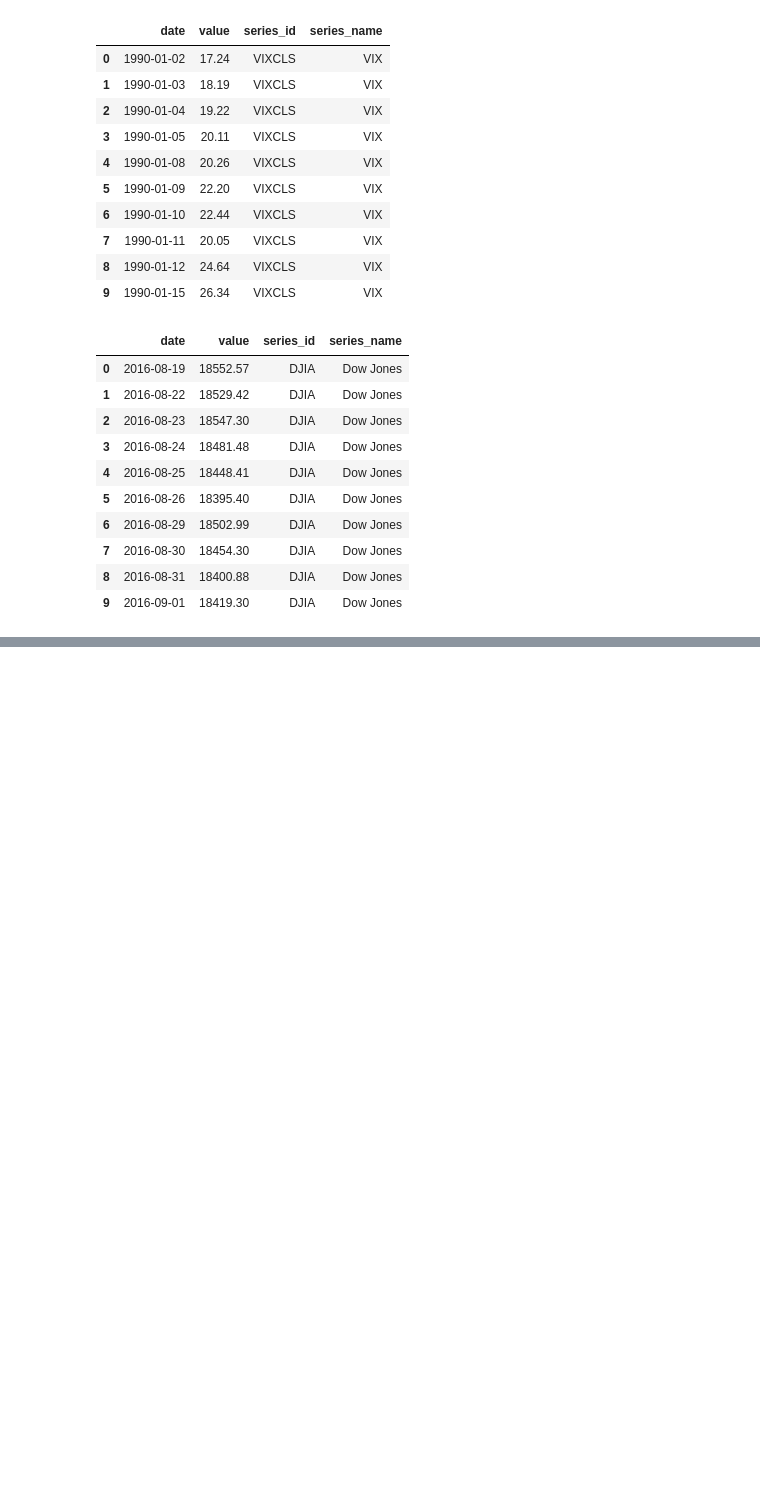
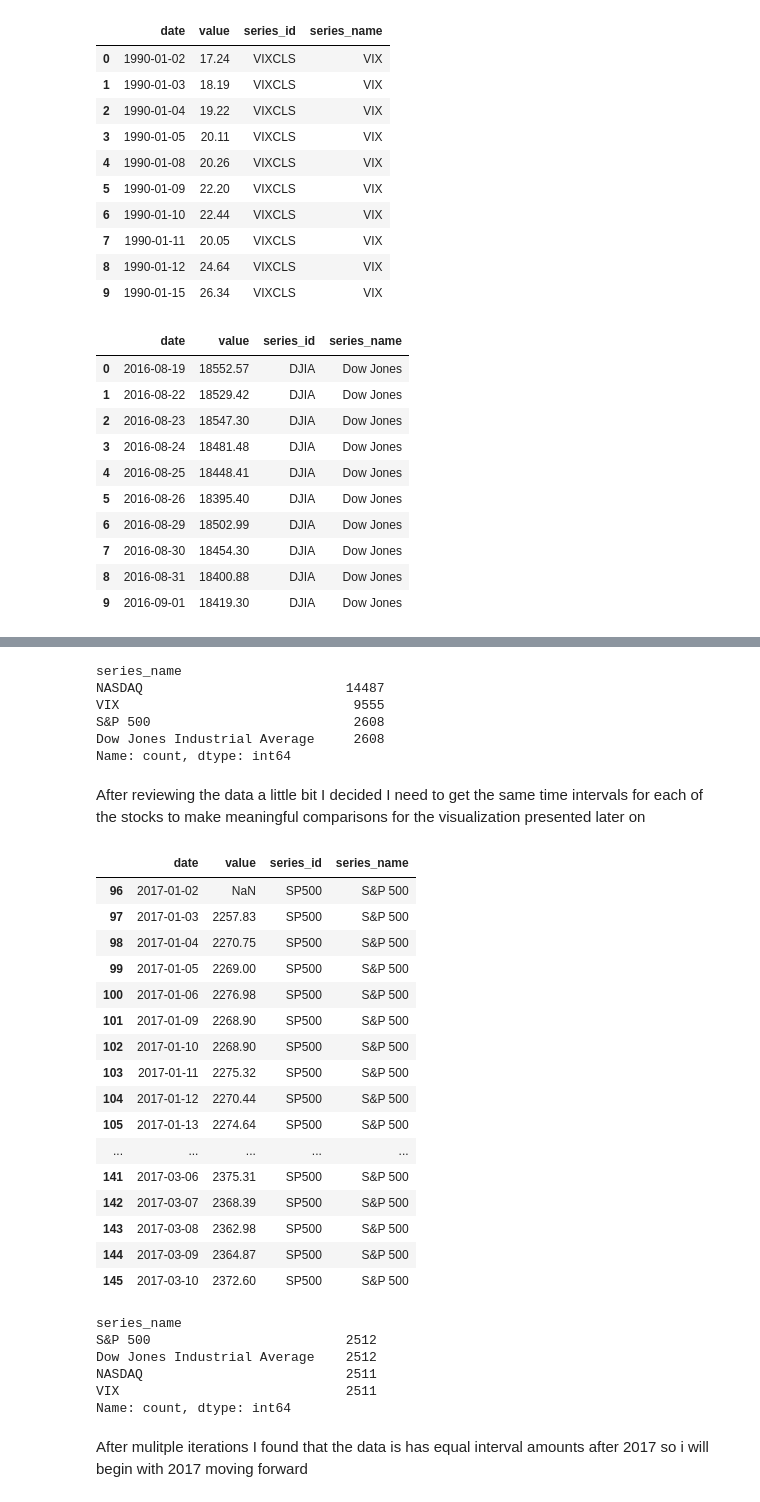
Before and after one commit to devlinmacaulay-debug/Hw3_webdata_analysis, a Jupyter notebook: Hw3_webdata_analysis.ipynb, the cells around one changed output, grey strips where cells are left out. Cells and saved outputs as stored; diff of their text form; code cells hidden in the pictures; blank space fills up the shorter version.

Commit message:
completed a combined data frame to support visuals

```diff
--- a/Hw3_webdata_analysis.ipynb
+++ b/Hw3_webdata_analysis.ipynb
@@ -116,0 +119,19 @@ DJIA_df.head(10)
+# %%
+#Creating df to store data from all 4 ETFs
+
+##Configure empty list variable
+tot_source_data_list = []
+
+##Looping through each of the source data pulls in the dictionary
+for series_id, series_name in source_data_dict.items():
+    ##Pulling data source
+    single_source_df = pull_source_data(series_id, series_name)
+
+    ##Add it to the list
+    tot_source_data_list.append(single_source_df)
+
+##Combine everything
+tot_market_df = pd.concat(tot_source_data_list, ignore_index=True)
+
+##Review the results top
+tot_market_df.head(10)
@@ -116,0 +165,46 @@ DJIA_df.head(10)
+# %%
+##Review check results for each ETF
+tot_market_df["series_name"].value_counts()
+# %% [output]
+series_name
+NASDAQ                          14487
+VIX                              9555
+S&P 500                          2608
+Dow Jones Industrial Average     2608
+Name: count, dtype: int64
+# %% [markdown]
+After reviewing the data a little bit I decided I need to get the same time intervals for each of the stocks to make meaningful comparisons for the visualization presented later on
+# %%
+##Creating a new df of recent data from the same time periods
+tot_market_data_comparison_df = tot_market_df[tot_market_df["date"] >= "2017-01-01"].copy()
+
+tot_market_data_comparison_df.head(50)
+# %% [output]
+|  | date | value | series_id | series_name |
+| 96 | 2017-01-02 | NaN | SP500 | S&P 500 |
+| 97 | 2017-01-03 | 2257.83 | SP500 | S&P 500 |
+| 98 | 2017-01-04 | 2270.75 | SP500 | S&P 500 |
+| 99 | 2017-01-05 | 2269.00 | SP500 | S&P 500 |
+| 100 | 2017-01-06 | 2276.98 | SP500 | S&P 500 |
+| 101 | 2017-01-09 | 2268.90 | SP500 | S&P 500 |
+| 102 | 2017-01-10 | 2268.90 | SP500 | S&P 500 |
+| 103 | 2017-01-11 | 2275.32 | SP500 | S&P 500 |
+| 104 | 2017-01-12 | 2270.44 | SP500 | S&P 500 |
+| 105 | 2017-01-13 | 2274.64 | SP500 | S&P 500 |
+| ... | ... | ... | ... | ... |
+| 141 | 2017-03-06 | 2375.31 | SP500 | S&P 500 |
+| 142 | 2017-03-07 | 2368.39 | SP500 | S&P 500 |
+| 143 | 2017-03-08 | 2362.98 | SP500 | S&P 500 |
+| 144 | 2017-03-09 | 2364.87 | SP500 | S&P 500 |
+| 145 | 2017-03-10 | 2372.60 | SP500 | S&P 500 |
+# %%
+tot_market_data_comparison_df["series_name"].value_counts()
+# %% [output]
+series_name
+S&P 500                         2512
+Dow Jones Industrial Average    2512
+NASDAQ                          2511
+VIX                             2511
+Name: count, dtype: int64
+# %% [markdown]
+After mulitple iterations I found that the data is has equal interval amounts after 2017 so i will begin with 2017 moving forward
```
Also changed, not shown: parts of 3 cells of this notebook.
